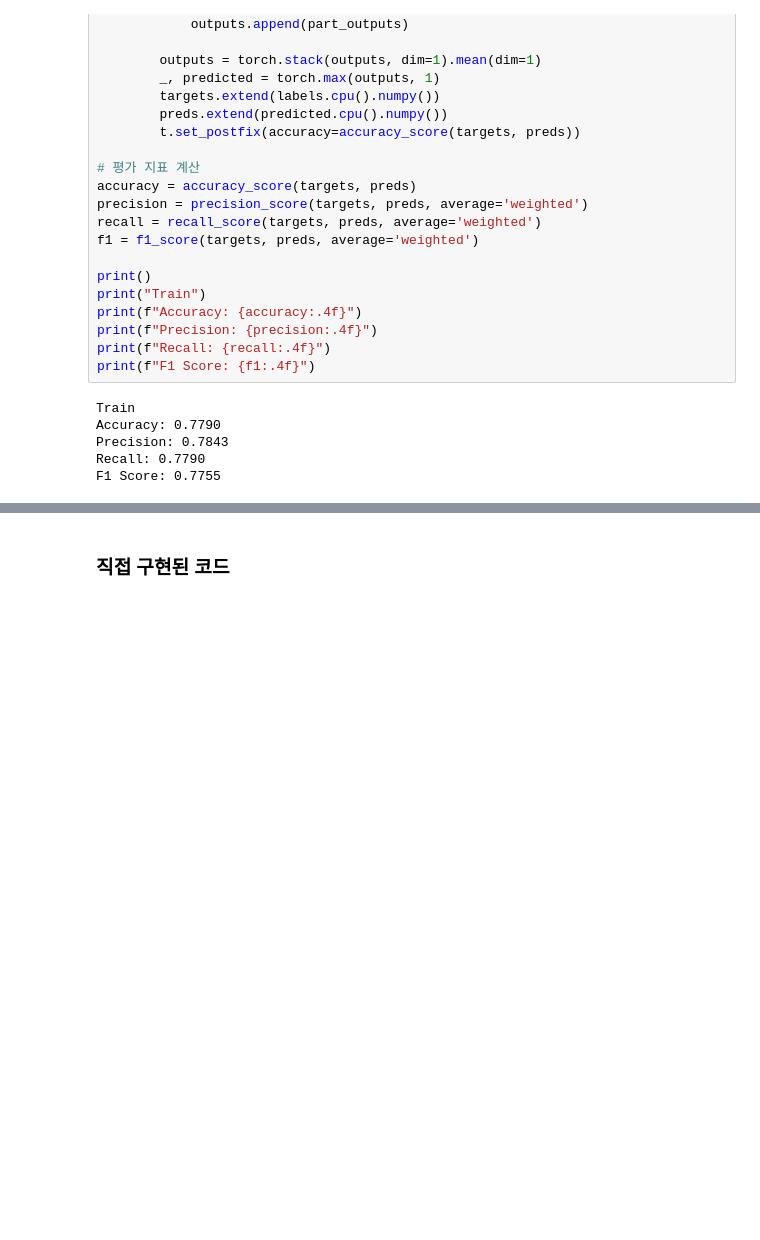
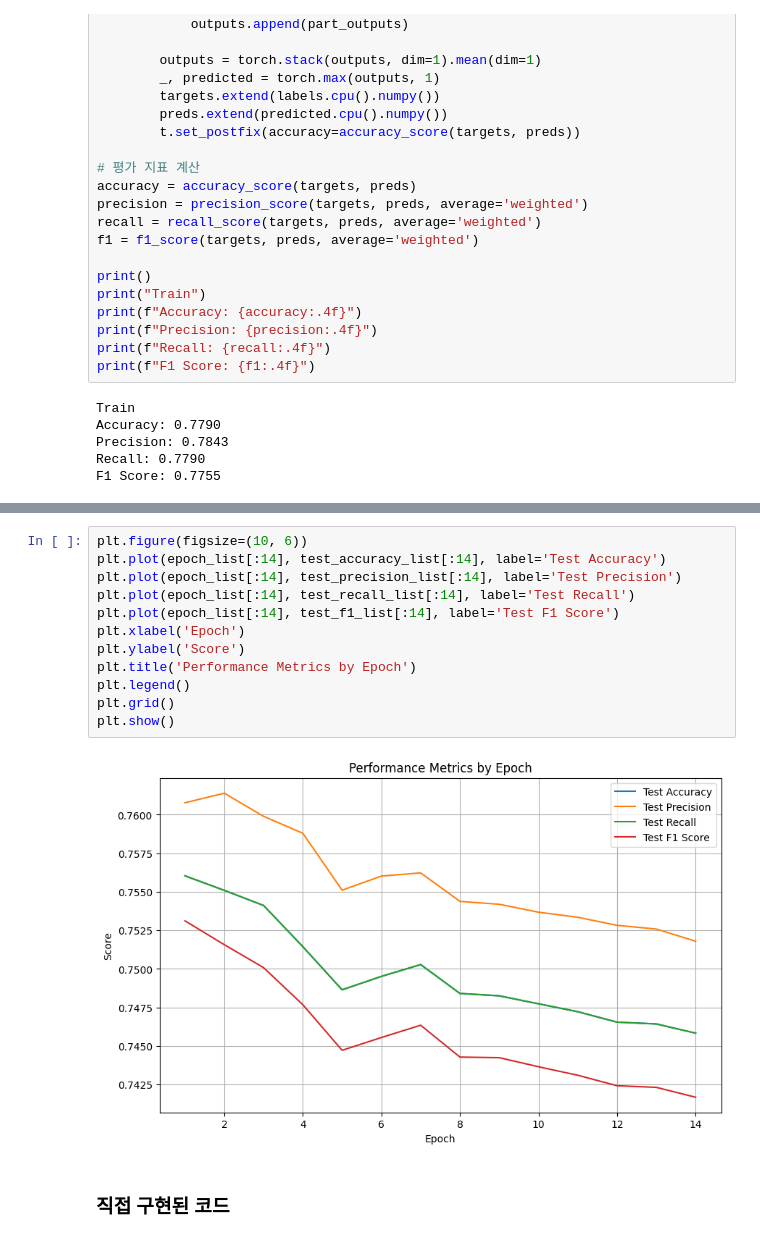
Before and after one commit to June222/Smart-Factory-Project, a Jupyter notebook: initial_model/ResNet_DatasetV1.ipynb, the cells around one changed output, grey strips where cells are left out. Saved outputs shown, nothing was run; the diff lists cells and outputs as text; blank space fills up the shorter version.

```diff
--- a/initial_model/ResNet_DatasetV1.ipynb
+++ b/initial_model/ResNet_DatasetV1.ipynb
@@ -234,3 +468,17 @@ F1 Score: 0.7389
+# %%
+plt.figure(figsize=(10, 6))
+plt.plot(epoch_list[:14], test_accuracy_list[:14], label='Test Accuracy')
+plt.plot(epoch_list[:14], test_precision_list[:14], label='Test Precision')
+plt.plot(epoch_list[:14], test_recall_list[:14], label='Test Recall')
+plt.plot(epoch_list[:14], test_f1_list[:14], label='Test F1 Score')
+plt.xlabel('Epoch')
+plt.ylabel('Score')
+plt.title('Performance Metrics by Epoch')
+plt.legend()
+plt.grid()
+plt.show()
+# %% [output]
+[figure, added]
 # %% [markdown]
 ### 직접 구현된 코드
 # %%
```
Also changed, not shown: parts of 9 cells of this notebook.
